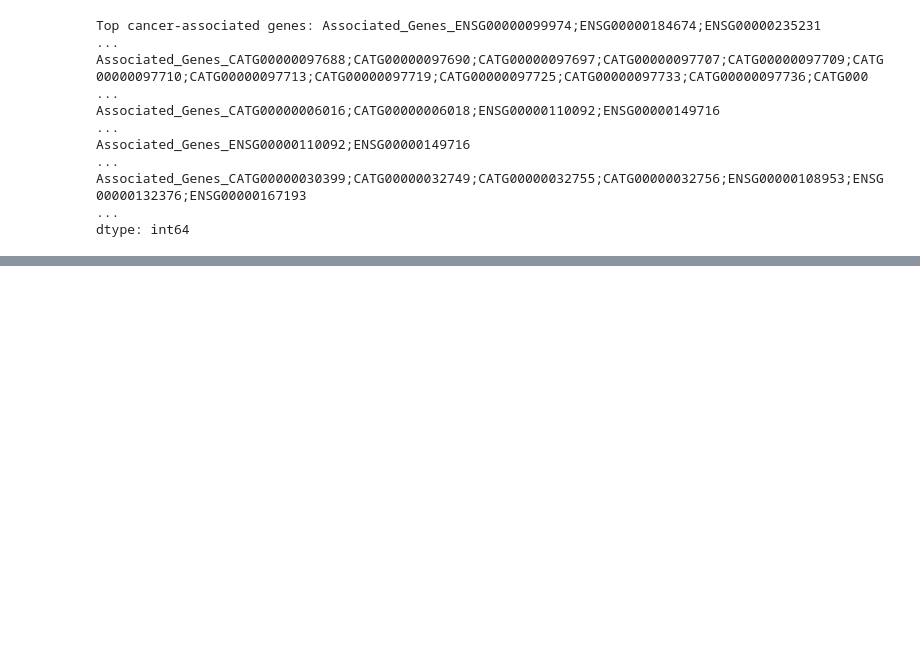
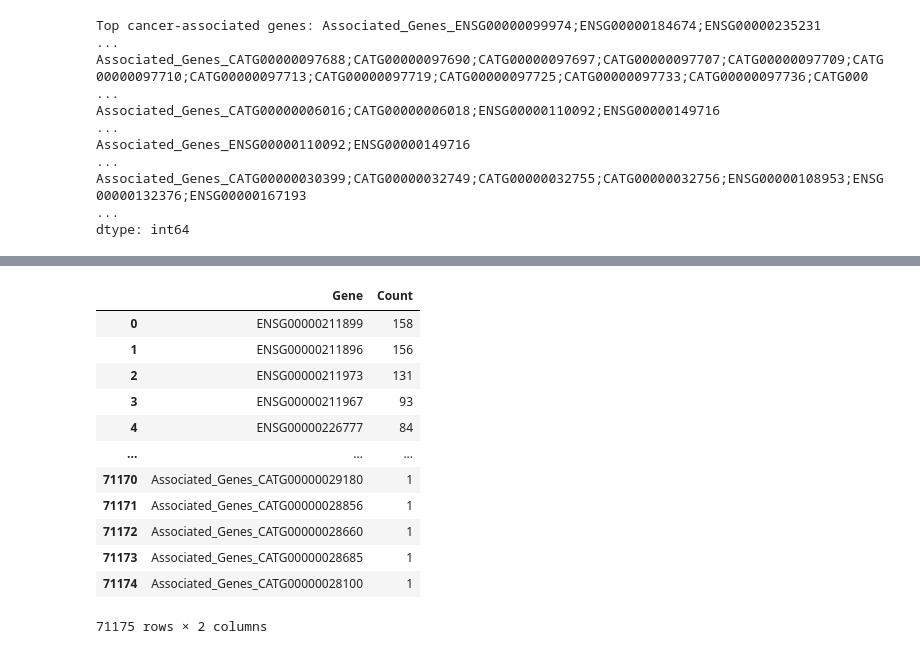
Before and after one commit to Bahareh0281/Bioinformatics, a Jupyter notebook: Machine Learning/Python/Machine_Learning_Python.ipynb, the cells around one changed output, grey strips where cells are left out. Cells and saved outputs as stored; diff of their text form; code cells hidden in the pictures; blank space fills up the shorter version.

```diff
--- a/Machine Learning/Python/Machine_Learning_Python.ipynb
+++ b/Machine Learning/Python/Machine_Learning_Python.ipynb
@@ -176,0 +245,16 @@ significant_genes.sort_values(ascending=False).to_csv('significant_genes.csv')
+# %%
+gene_counts_df
+# %% [output]
+|  | Gene | Count |
+| 0 | ENSG00000211899 | 158 |
+| 1 | ENSG00000211896 | 156 |
+| 2 | ENSG00000211973 | 131 |
+| 3 | ENSG00000211967 | 93 |
+| 4 | ENSG00000226777 | 84 |
+| ... | ... | ... |
+| 71170 | Associated_Genes_CATG00000029180 | 1 |
+| 71171 | Associated_Genes_CATG00000028856 | 1 |
+| 71172 | Associated_Genes_CATG00000028660 | 1 |
+| 71173 | Associated_Genes_CATG00000028685 | 1 |
+| 71174 | Associated_Genes_CATG00000028100 | 1 |
+71175 rows × 2 columns
```
Also changed, not shown: parts of 8 cells of this notebook, 13 other files.
